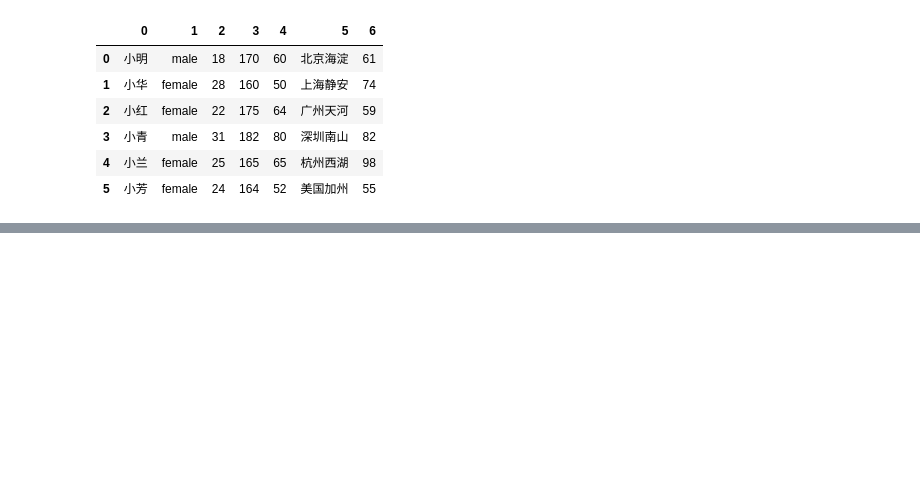
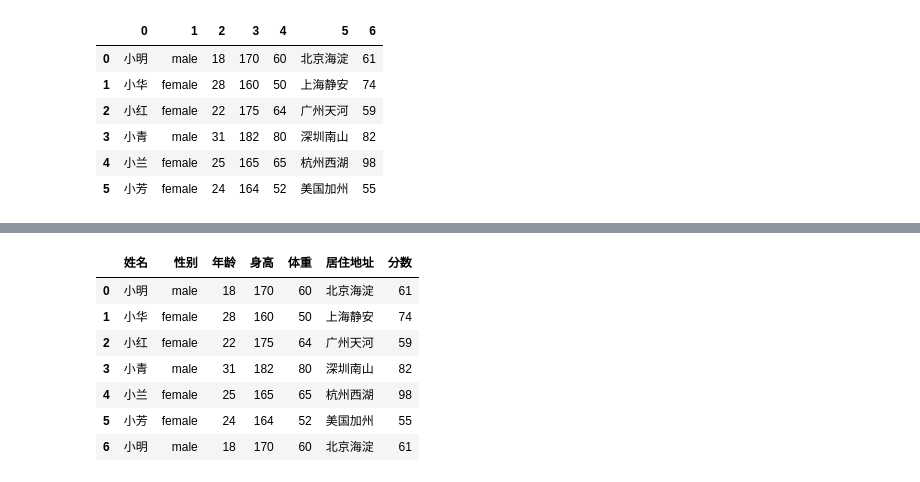
Before and after one commit to lf7777/Pandas, a Jupyter notebook: test.ipynb, the cells around one changed output, grey strips where cells are left out. Drawn from its saved outputs; the diff is of its cells as text; code cells hidden in the pictures; blank space fills up the shorter version.

```diff
--- a/test.ipynb
+++ b/test.ipynb
@@ -66,0 +156,2 @@ z
+# %%
+z.columns=['姓名','性别','年龄','身高','体重','居住地址','分数']
@@ -66,0 +309,13 @@ z
+# %%
+z1 = z.loc[0]
+# %%
+z.append(z1,ignore_index=True)
+# %% [output]
+|  | 姓名 | 性别 | 年龄 | 身高 | 体重 | 居住地址 | 分数 |
+| 0 | 小明 | male | 18 | 170 | 60 | 北京海淀 | 61 |
+| 1 | 小华 | female | 28 | 160 | 50 | 上海静安 | 74 |
+| 2 | 小红 | female | 22 | 175 | 64 | 广州天河 | 59 |
+| 3 | 小青 | male | 31 | 182 | 80 | 深圳南山 | 82 |
+| 4 | 小兰 | female | 25 | 165 | 65 | 杭州西湖 | 98 |
+| 5 | 小芳 | female | 24 | 164 | 52 | 美国加州 | 55 |
+| 6 | 小明 | male | 18 | 170 | 60 | 北京海淀 | 61 |
```
Also changed, not shown: parts of 42 cells of this notebook, 18 other files.
